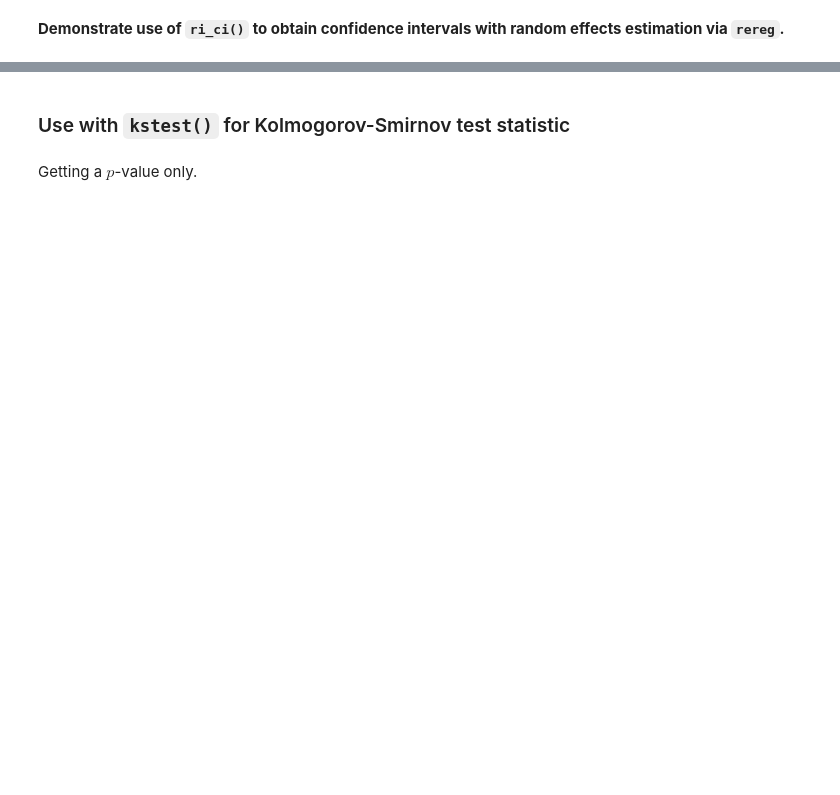
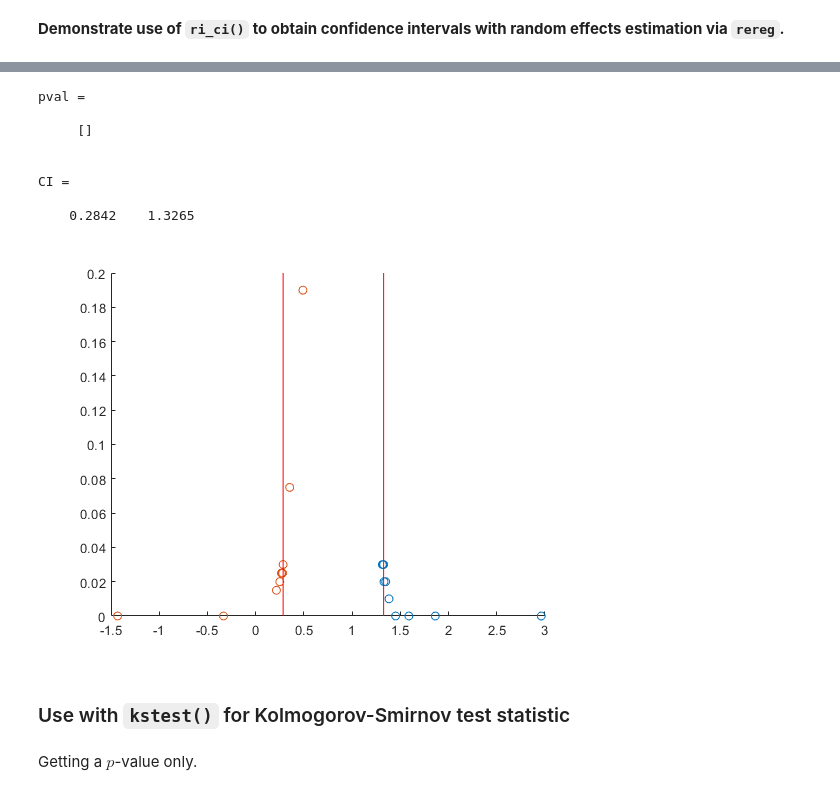
Before and after one commit to andrewzeitlin/RI_CI, a Jupyter notebook: demo/RI CI matlab demo.ipynb, the cells around one changed output, grey strips where cells are left out. Cells and saved outputs as stored; diff of their text form; code cells hidden in the pictures; blank space fills up the shorter version.

```diff
--- a/demo/RI CI matlab demo.ipynb
+++ b/demo/RI CI matlab demo.ipynb
@@ -260,15 +276,26 @@ toc
 # %%
+pval
 CI
-[Q_UB, Q_LB]
+% [Q_UB, Q_LB]
 figure(4)
 clf
 hax = axes;
 hold on
 scatter(Q_UB(:,1),Q_UB(:,2))
 scatter(Q_LB(:,1),Q_LB(:,2))
 line([CI(1) CI(1)],get(hax,'YLim'),'Color','red'); % [0 1])
 line([CI(2) CI(2)],get(hax,'YLim'),'Color','red'); % [0 1])
 hold off
+# %% [output]
+pval =
+
+     []
+
+
+CI =
+
+    0.2842    1.3265
+[figure, added]
 # %% [markdown]
 ### Use with `kstest()` for Kolmogorov-Smirnov test statistic
 # %% [markdown]
```
Also changed, not shown: parts of 12 cells of this notebook, 1 other file.
